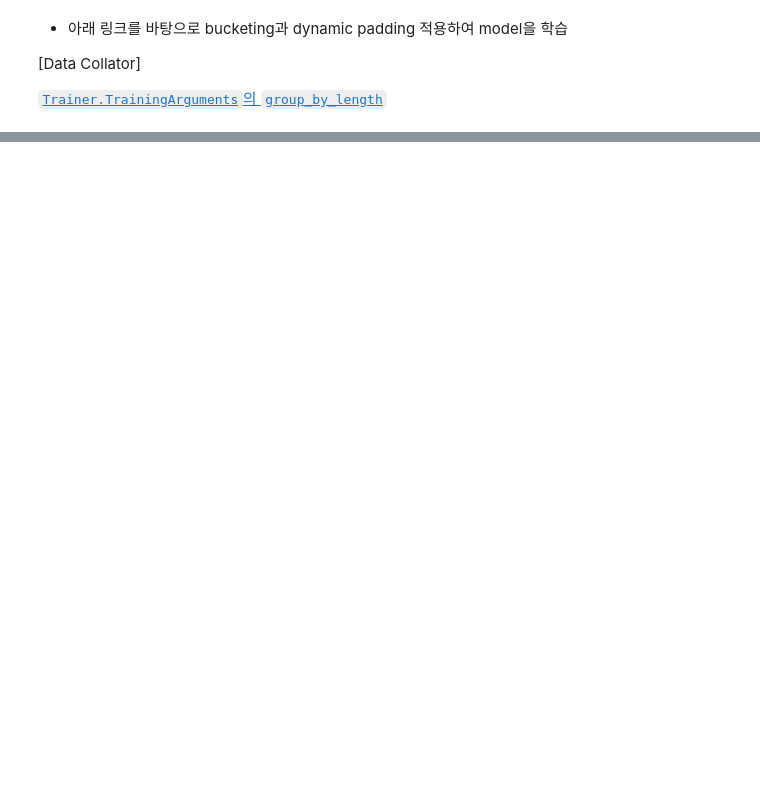
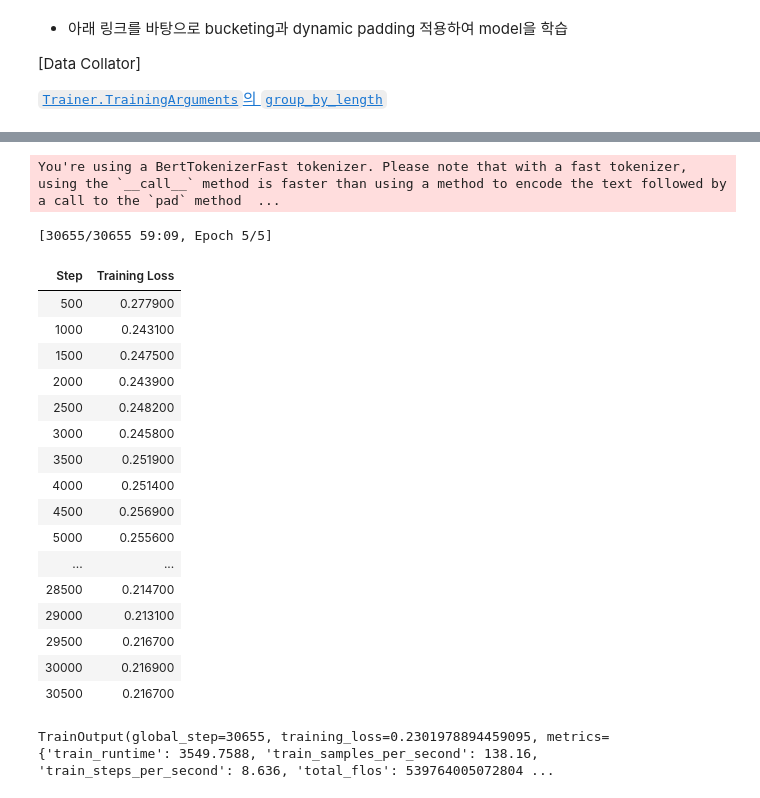
Before and after one commit to seoulcity/AIFFEL_going_deeper, a Jupyter notebook: 22-24_HuggingFace/24_NSMC_Custom_Project_w HF.ipynb, the cells around one changed output, grey strips where cells are left out. Cells and saved outputs as stored; diff of their text form; code cells hidden in the pictures; blank space fills up the shorter version.

```diff
--- a/22-24_HuggingFace/24_NSMC_Custom_Project_w HF.ipynb
+++ b/22-24_HuggingFace/24_NSMC_Custom_Project_w HF.ipynb
@@ -410,3 +438,23 @@ trainer.evaluate(hf_test_dataset)
 [Data Collator]
 
 [`Trainer.TrainingArguments`의 `group_by_length`](https://huggingface.co/docs/transformers/main_classes/trainer#transformers.TrainingArguments)
+# %%
+from transformers import DataCollatorWithPadding
+
+# 토크나이징 함수 정의 (패딩 제외)
+def tokenize_function(examples):
+    return tokenizer(examples["document"], truncation=True, padding=False)
+
+# 데이터셋에 토크나이징 함수 적용
+tokenized_datasets = hf_dataset_dict.map(tokenize_function, batched=True)
+
+# 데이터셋 형식을 PyTorch 텐서로 설정
+tokenized_datasets.set_format("torch", columns=["input_ids", "attention_mask", "label"])
+
+# 데이터셋 분할
+hf_train_dataset = tokenized_datasets["train"]
+hf_val_dataset = tokenized_datasets["validation"]
+hf_test_dataset = tokenized_datasets["test"]
+
+# 데이터 콜레이터 초기화
+data_collator = DataCollatorWithPadding(tokenizer=tokenizer, return_tensors="pt")
@@ -412,0 +474,58 @@ trainer.evaluate(hf_test_dataset)
+# %%
+import os
+import numpy as np
+from transformers import Trainer, TrainingArguments
+
+# 결과 저장 위치 지정
+output_dir = '/transformers'
+
+training_arguments = TrainingArguments(
+    output_dir="./results",
+    num_train_epochs=3,  # 에포크 수 조정
+    per_device_train_batch_size=16,
+    per_device_eval_batch_size=64,
+    learning_rate=2e-5,  # 학습률 증가
+    warmup_steps=500,    # 워밍업 스텝 조정
+    weight_decay=0.01,   # 가중치 감쇠 유지
+    logging_dir="./logs_dynamic_padding_mod",
+    save_steps=10000,
+    group_by_length=True,  # 유사한 길이의 데이터를 그룹화
+    label_smoothing_factor=0,  # 레이블 스무딩 제거
+    logging_strategy="steps",  # 로깅 전략 설정
+    logging_steps=500,         # 로깅 스텝 설정
+    evaluation_strategy="steps",  # 평가 전략 설정
+    eval_steps=500,              # 평가 스텝 설정
+)
+
+# 학습 진행
+trainer = Trainer(
+    model=model,                      # 학습시킬 model
+    args=training_arguments,          # TrainingArguments을 통해 설정한 arguments
+    train_dataset=hf_train_dataset,   # training dataset
+    eval_dataset=hf_val_dataset,      # evaluation dataset
+    data_collator=data_collator,      # 데이터 콜레이터
+    compute_metrics=compute_metrics   # 성능 평가를 위한 메트릭 함수
+)
+
+trainer.train()
+# %% [output]
+You're using a BertTokenizerFast tokenizer. Please note that with a fast tokenizer, using the `__call__` method is faster than using a method to encode the text followed by a call to the `pad` method  ...
+[30655/30655 59:09, Epoch 5/5]
+| Step | Training Loss |
+| 500 | 0.277900 |
+| 1000 | 0.243100 |
+| 1500 | 0.247500 |
+| 2000 | 0.243900 |
+| 2500 | 0.248200 |
+| 3000 | 0.245800 |
+| 3500 | 0.251900 |
+| 4000 | 0.251400 |
+| 4500 | 0.256900 |
+| 5000 | 0.255600 |
+| ... | ... |
+| 28500 | 0.214700 |
+| 29000 | 0.213100 |
+| 29500 | 0.216700 |
+| 30000 | 0.216900 |
+| 30500 | 0.216700 |
+TrainOutput(global_step=30655, training_loss=0.2301978894459095, metrics={'train_runtime': 3549.7588, 'train_samples_per_second': 138.16, 'train_steps_per_second': 8.636, 'total_flos': 539764005072804 ...
```
Also changed, not shown: parts of 16 cells of this notebook.
